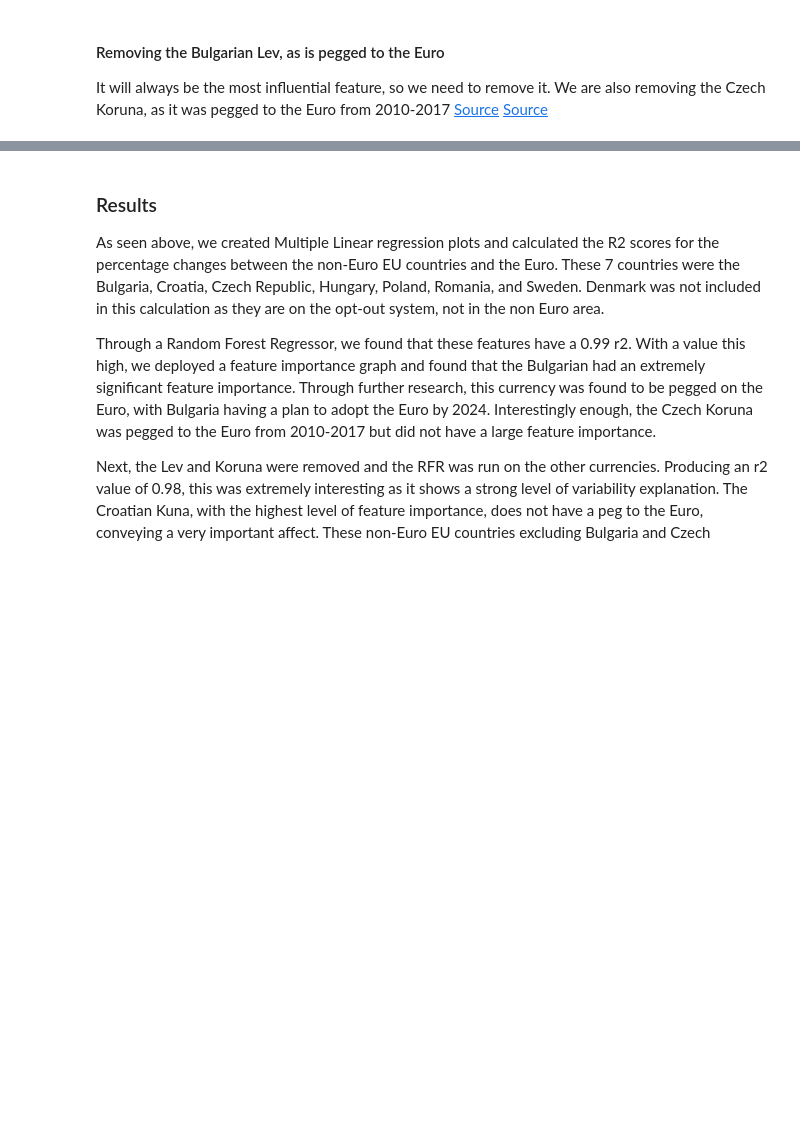
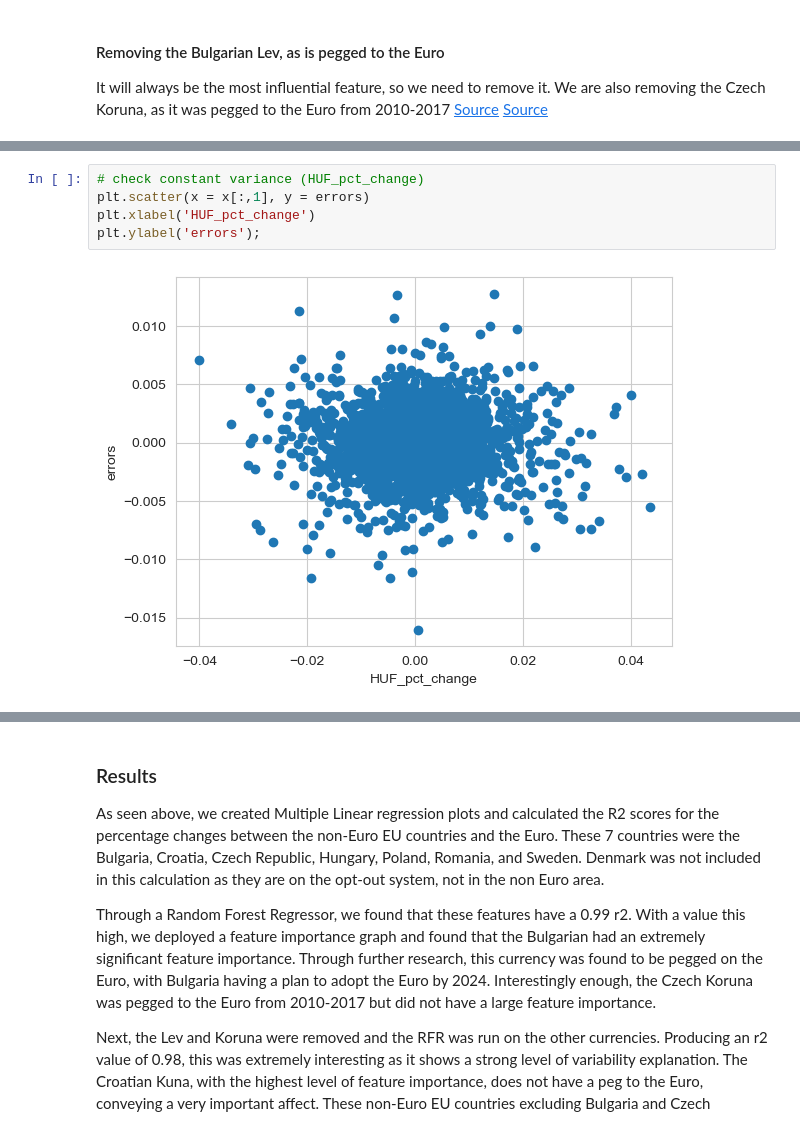
Before and after one commit to pogrebitskiy/Forex_Project, a Jupyter notebook: ForexReport.ipynb, the cells around one changed output, grey strips where cells are left out. Saved outputs shown, nothing was run; the diff lists cells and outputs as text; blank space fills up the shorter version.

```diff
--- a/ForexReport.ipynb
+++ b/ForexReport.ipynb
@@ -598,0 +635,7 @@ plot_feat_import(non_bc_list, rand_forest_regressor.feature_importances_, limit=
+# %%
+# check constant variance (HUF_pct_change)
+plt.scatter(x = x[:,1], y = errors)
+plt.xlabel('HUF_pct_change')
+plt.ylabel('errors');
+# %% [output]
+[figure, added]
```
Also changed, not shown: parts of 21 cells of this notebook.
